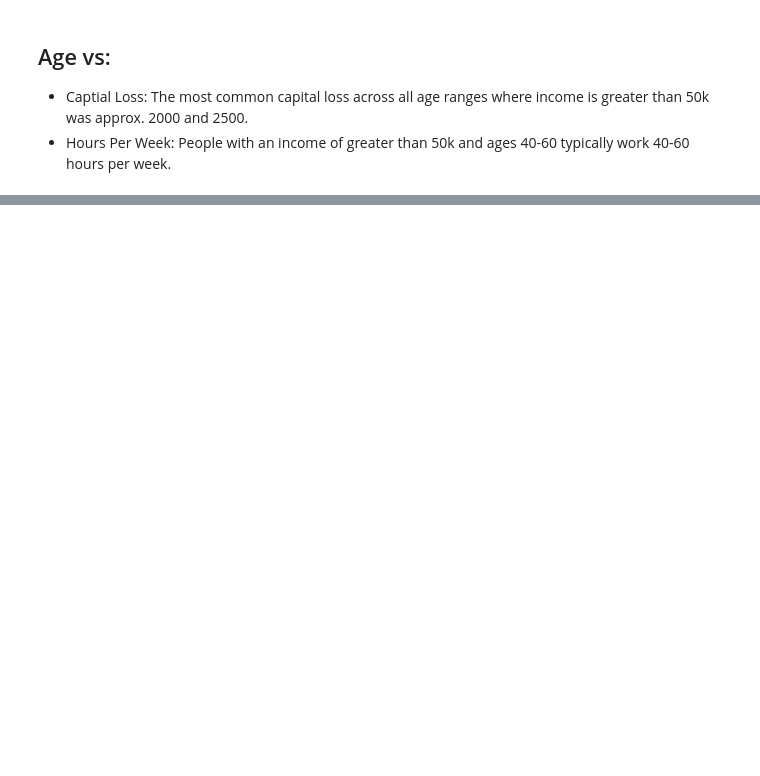
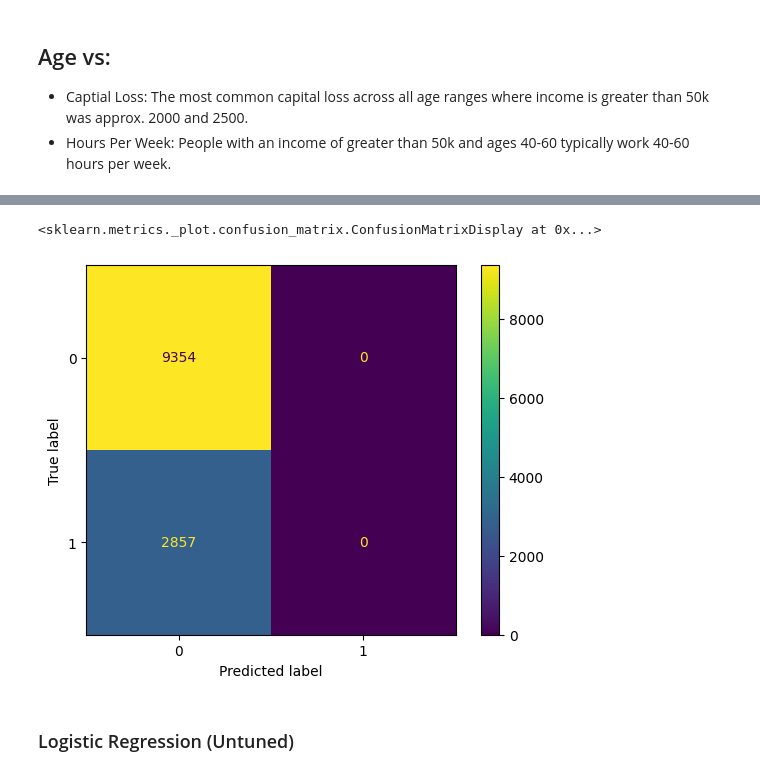
Before and after one commit to hokushrine/Prediction-of-Adult-Income, a Jupyter notebook: Adult_Income_Analysis.ipynb, the cells around one changed output, grey strips where cells are left out. Saved outputs shown, nothing was run; the diff lists cells and outputs as text; code cells hidden in the pictures; blank space fills up the shorter version.

Commit message:
Completed modeling

```diff
--- a/Adult_Income_Analysis.ipynb
+++ b/Adult_Income_Analysis.ipynb
@@ -510,0 +576,9 @@ Age vs:
+# %%
+# Set target
+y = df['income']
+
+# Set features
+X = df.drop(columns='income')
+# %%
+# Train test split
+X_train, X_test, y_train, y_test = train_test_split(X, y, random_state = 42)
@@ -510,0 +604,9 @@ Age vs:
+# %%
+# Create an instance of the dummy classifier
+dummy_clf = DummyClassifier(strategy='most_frequent')
+
+# Create a model pipeline
+dummy_pipeline = make_pipeline(preprocessor, dummy_clf)
+
+# Fit the model
+dummy_pipeline.fit(X_train, y_train)
@@ -510,0 +623,19 @@ Age vs:
+# %%
+dummy_prediction = dummy_clf.predict(X_test)
+# %%
+from sklearn.metrics import ConfusionMatrixDisplay
+from sklearn.metrics import confusion_matrix
+
+# Calculate confusion matrix for dummy classifier model
+dummy_cm = confusion_matrix(y_test, dummy_prediction)
+
+# Create ConfusionMatrixDisplay for dummy classifier model
+dummy_cm_display = ConfusionMatrixDisplay(dummy_cm)
+
+# Plot confusion matrix for dummy classifier model
+dummy_cm_display.plot()
+# %% [output]
+<sklearn.metrics._plot.confusion_matrix.ConfusionMatrixDisplay at 0x...>
+[figure, added]
+# %% [markdown]
+### Logistic Regression (Untuned)
```
Also changed, not shown: parts of 40 cells of this notebook.
